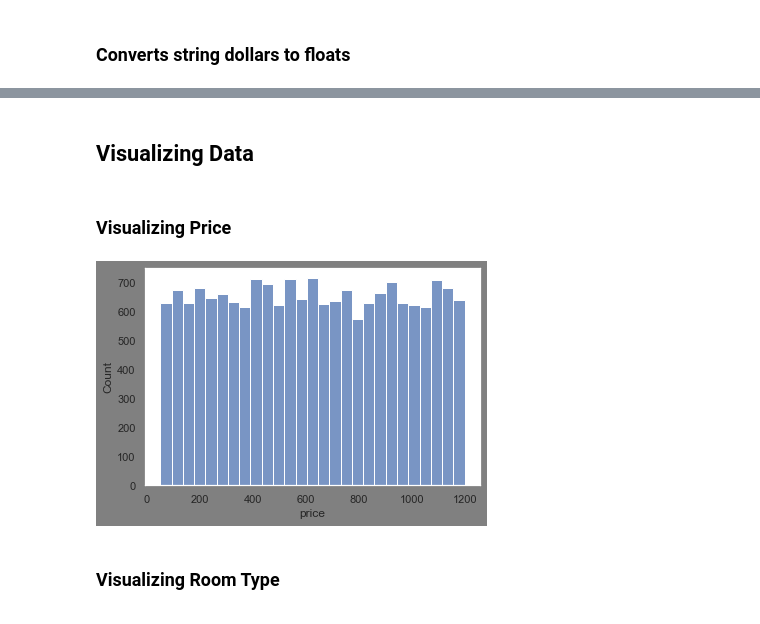
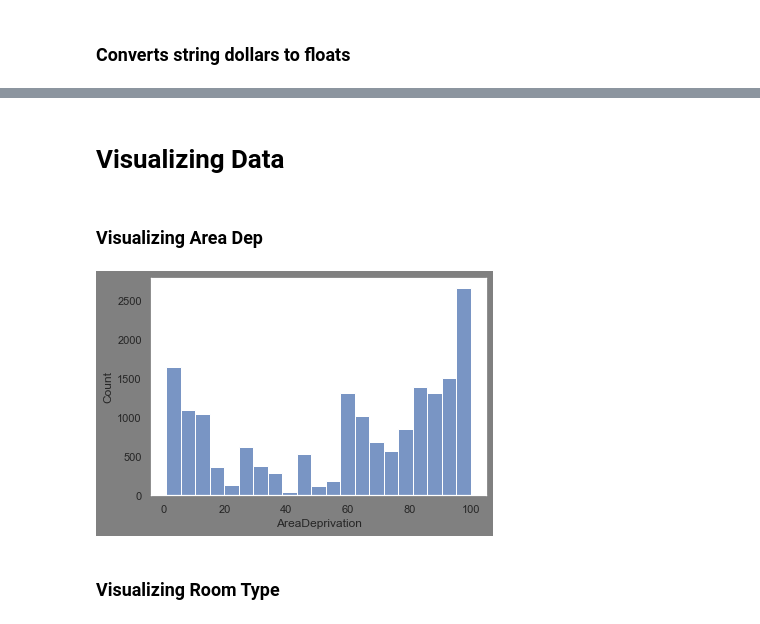
Before and after one commit to jesse51002/React-Airbnb-Price-Prediction-Website, a Jupyter notebook: Airbnb Model Training.ipynb, the cells around one changed output, grey strips where cells are left out. Saved outputs shown, nothing was run; the diff lists cells and outputs as text; code cells hidden in the pictures.

Commit message:
Finished Training model

```diff
--- a/Airbnb Model Training.ipynb
+++ b/Airbnb Model Training.ipynb
@@ -25,7 +28,7 @@ print("Columns: ", airbnbData.columns, "\n\n")
 droppingColumns = [
     'id', 'NAME', 'host id', 'host name', 'last review',
     'calculated host listings count', 'house_rules', 'license', 'availability 365',
-    'country', 'country code']
+    'country', 'neighbourhood' ,'country code', 'host_identity_verified']
 
 airbnbData.drop(droppingColumns, axis =1 , inplace=True)
 
@@ -93,6 +96,8 @@ airbnbData = airbnbData.loc[airbnbData['reviews per month'] >= 0.5,:]
 
 print("After removing low monthly review rate dropping: " , airbnbData.shape)
 
+# Drops review rows as they won't be used for training
+airbnbData.drop(['review rate number', 'number of reviews', 'reviews per month'], inplace=True, axis=1)
 
 #Reset the index
 
@@ -134,0 +211,29 @@ airbnbData[dollarsColumns]
+# %%
+#Puts postal code into the airbnb dataframe
+airbnbData['PostalCode'] = postalInfoDf['PostalCode']
+
+# Imports the area deprivation
+areaDep = pd.read_csv('./Data/areaDeprivation.csv')
+
+AREA_DEP_AVG = 59.1840345821315
+
+# Gets the corresponding area dep for the zipcode
+areaDepArr = []
+for i,x in airbnbData.iterrows():
+    code = x.PostalCode
+    # Gets all the rows with the same zipcode
+    areaDepRows = areaDep.loc[areaDep['zipcode'] == code, :]
+    # Takes a mean of all the rows
+    areaMean =areaDepRows['areaDeprivation'].mean()
+
+    if math.isnan(areaMean):
+        areaDepArr.append(AREA_DEP_AVG)
+    else:
+        areaDepArr.append(areaMean)
+# Adds area Dep to the array
+airbnbData['AreaDeprivation'] = areaDepArr
+
+# Drops postal code as it isn't needed anymore
+airbnbData.drop('PostalCode', inplace=True, axis=1)
+
+airbnbData
@@ -135,15 +254,15 @@ airbnbData[dollarsColumns]
 # %% [markdown]
-## Visualizing Data
+# Visualizing Data
 # %%
 sns.set(rc={'axes.facecolor':'white', 'figure.facecolor':'gray'})
 # %% [markdown]
-### Visualizing Price
+### Visualizing Area Dep
 # %%
-sns.histplot(data = airbnbData, x='price')
+sns.histplot(data = airbnbData, x='AreaDeprivation')
 
 plt.show()
 # %% [output]
-[figure, old version]
+[figure, new version]
 # %% [markdown]
 ### Visualizing Room Type
 # %%
```
Also changed, not shown: parts of 28 cells of this notebook, 1 other file.
